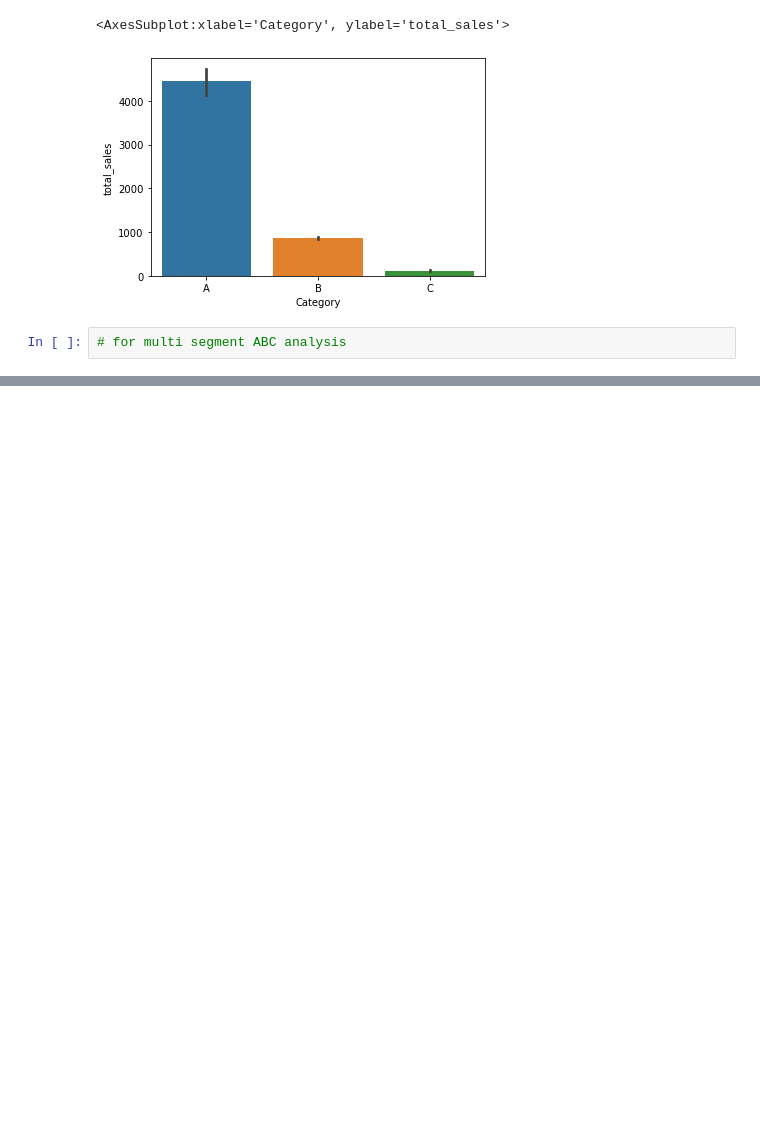
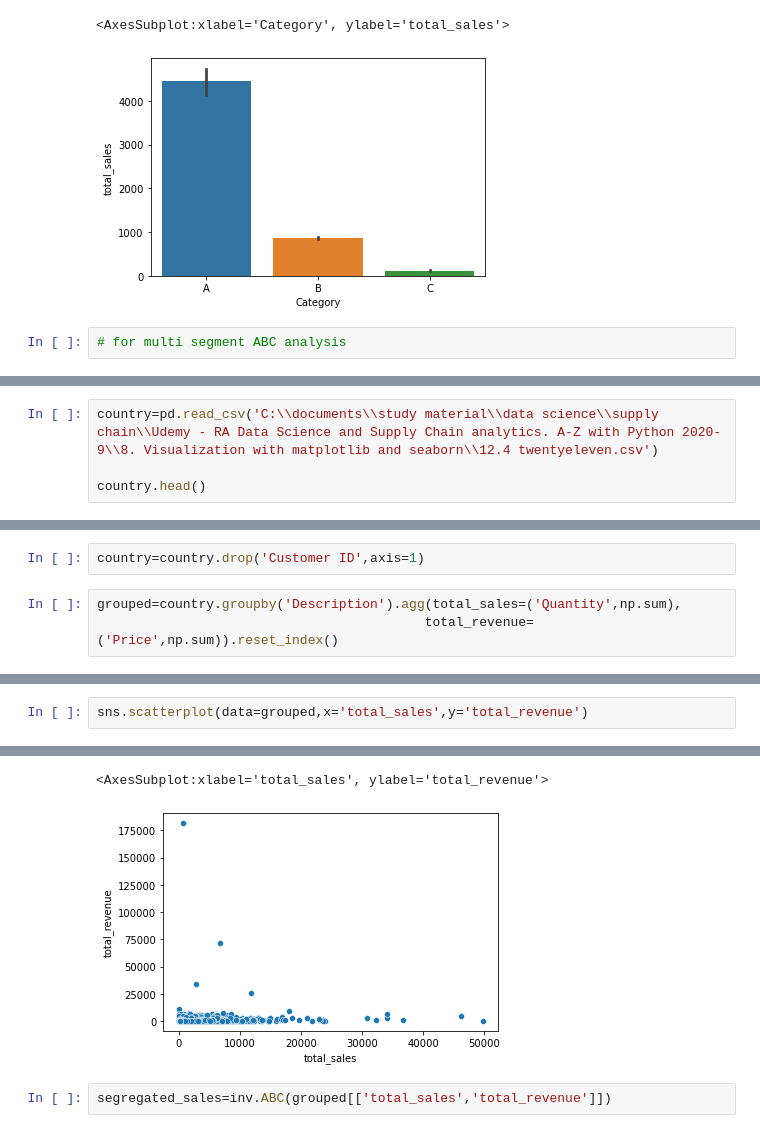
Before and after one commit to Naveen-janakiraman/Projects, a Jupyter notebook: Supply chain datascience- ABC Analysis.ipynb, the cells around one changed output, grey strips where cells are left out. Cells and saved outputs as stored; diff of their text form; blank space fills up the shorter version.

```diff
--- a/Supply chain datascience- ABC Analysis.ipynb
+++ b/Supply chain datascience- ABC Analysis.ipynb
@@ -322,0 +325,4 @@ sns.barplot(data=mix_segregated[mix_segregated['storeofsku']=='Canada'],x='produ
+# %%
+country=pd.read_csv('C:\\documents\\study material\\data science\\supply chain\\Udemy - RA Data Science and Supply Chain analytics. A-Z with Python 2020-9\\8. Visualization with matplotlib and seaborn\\12.4 twentyeleven.csv')
+
+country.head()
@@ -322,0 +358,5 @@ sns.barplot(data=mix_segregated[mix_segregated['storeofsku']=='Canada'],x='produ
+# %%
+country=country.drop('Customer ID',axis=1)
+# %%
+grouped=country.groupby('Description').agg(total_sales=('Quantity',np.sum),
+                                          total_revenue=('Price',np.sum)).reset_index()
@@ -322,0 +375,3 @@ sns.barplot(data=mix_segregated[mix_segregated['storeofsku']=='Canada'],x='produ
+# %%
+sns.scatterplot(data=grouped,x='total_sales',y='total_revenue')
+# %% [output]
@@ -322,0 +379,4 @@ sns.barplot(data=mix_segregated[mix_segregated['storeofsku']=='Canada'],x='produ
+<AxesSubplot:xlabel='total_sales', ylabel='total_revenue'>
+[figure, added]
+# %%
+segregated_sales=inv.ABC(grouped[['total_sales','total_revenue']])
```
Also changed, not shown: parts of 59 cells of this notebook.
